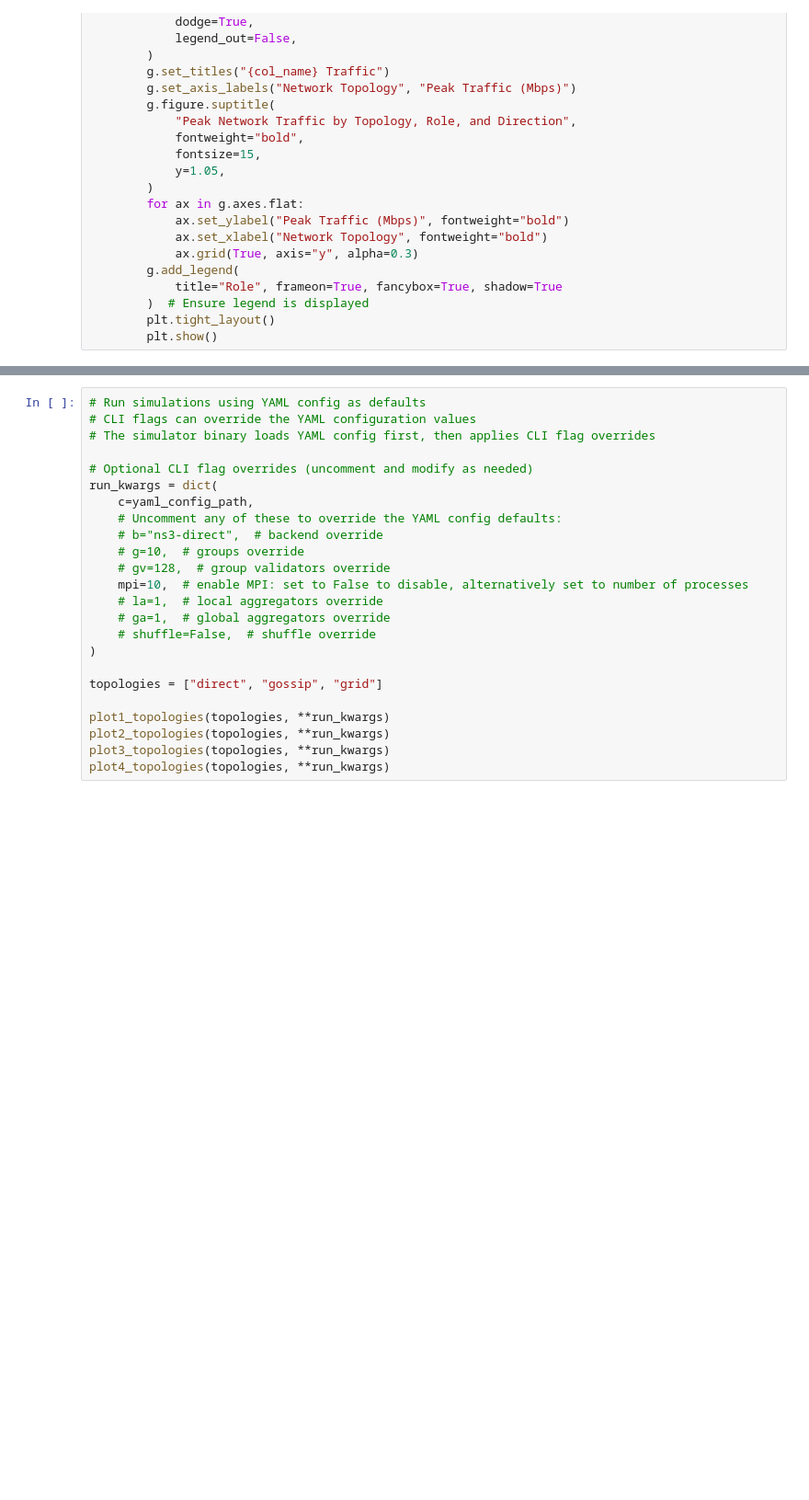
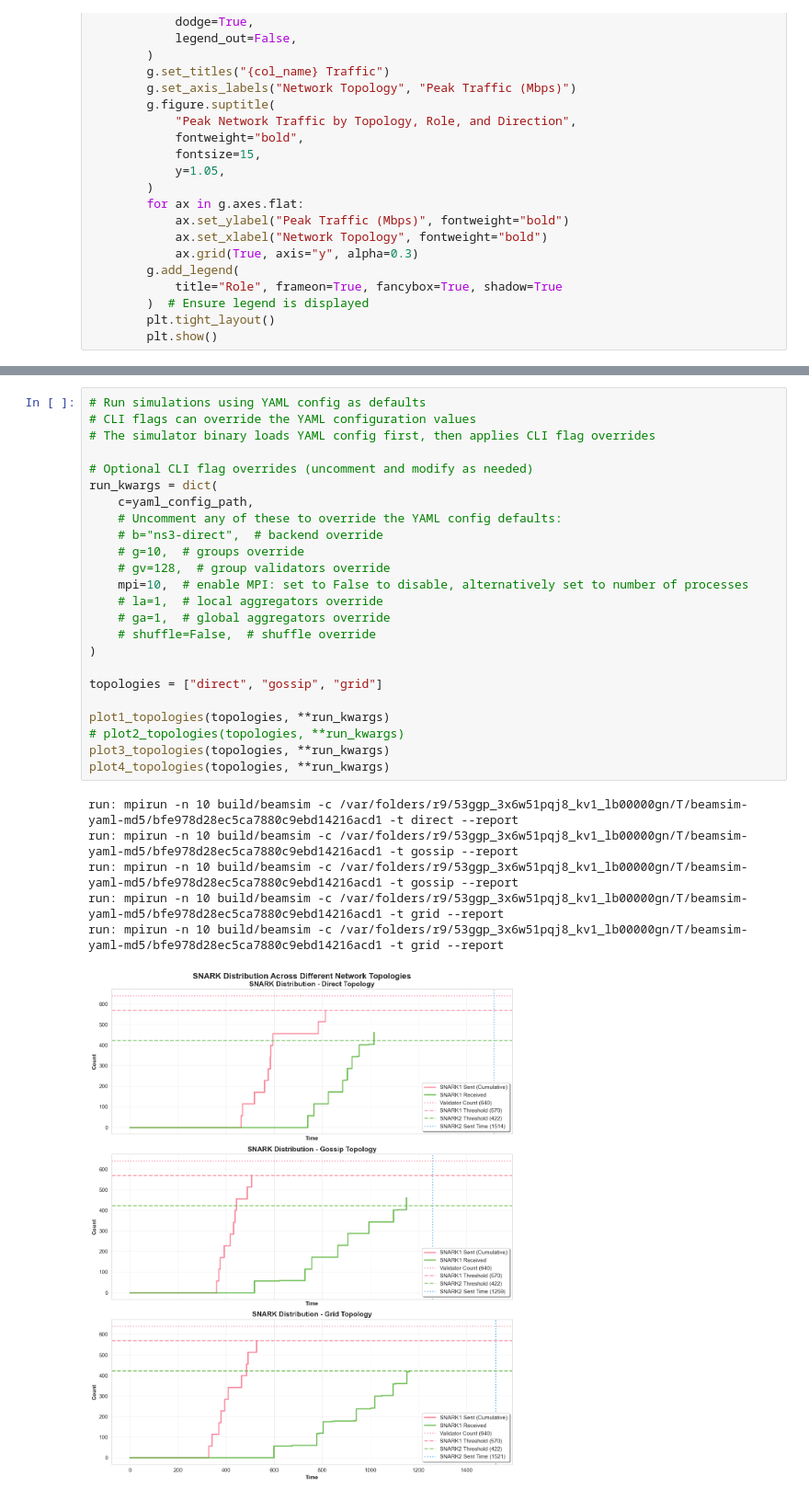
Before and after one commit to qdrvm/beamsim, a Jupyter notebook: beamsim.ipynb, the cells around one changed output, grey strips where cells are left out. Shown at 92% size. Saved outputs shown, nothing was run; the diff lists cells and outputs as text; blank space fills up the shorter version.

```diff
--- a/beamsim.ipynb
+++ b/beamsim.ipynb
@@ -337,24 +377,31 @@ network:
 # %%
 # Run simulations using YAML config as defaults
 # CLI flags can override the YAML configuration values
 # The simulator binary loads YAML config first, then applies CLI flag overrides
 
 # Optional CLI flag overrides (uncomment and modify as needed)
 run_kwargs = dict(
     c=yaml_config_path,
     # Uncomment any of these to override the YAML config defaults:
     # b="ns3-direct",  # backend override
     # g=10,  # groups override
     # gv=128,  # group validators override
     mpi=10,  # enable MPI: set to False to disable, alternatively set to number of processes
     # la=1,  # local aggregators override
     # ga=1,  # global aggregators override
     # shuffle=False,  # shuffle override
 )
 
 topologies = ["direct", "gossip", "grid"]
 
 plot1_topologies(topologies, **run_kwargs)
-plot2_topologies(topologies, **run_kwargs)
+# plot2_topologies(topologies, **run_kwargs)
 plot3_topologies(topologies, **run_kwargs)
 plot4_topologies(topologies, **run_kwargs)
+# %% [output]
+run: mpirun -n 10 build/beamsim -c /var/folders/r9/53ggp_3x6w51pqj8_kv1_lb00000gn/T/beamsim-yaml-md5/bfe978d28ec5ca7880c9ebd14216acd1 -t direct --report
+run: mpirun -n 10 build/beamsim -c /var/folders/r9/53ggp_3x6w51pqj8_kv1_lb00000gn/T/beamsim-yaml-md5/bfe978d28ec5ca7880c9ebd14216acd1 -t gossip --report
+run: mpirun -n 10 build/beamsim -c /var/folders/r9/53ggp_3x6w51pqj8_kv1_lb00000gn/T/beamsim-yaml-md5/bfe978d28ec5ca7880c9ebd14216acd1 -t gossip --report
+run: mpirun -n 10 build/beamsim -c /var/folders/r9/53ggp_3x6w51pqj8_kv1_lb00000gn/T/beamsim-yaml-md5/bfe978d28ec5ca7880c9ebd14216acd1 -t grid --report
+run: mpirun -n 10 build/beamsim -c /var/folders/r9/53ggp_3x6w51pqj8_kv1_lb00000gn/T/beamsim-yaml-md5/bfe978d28ec5ca7880c9ebd14216acd1 -t grid --report
+[figure, added]
```
Also changed, not shown: parts of 3 cells of this notebook.
